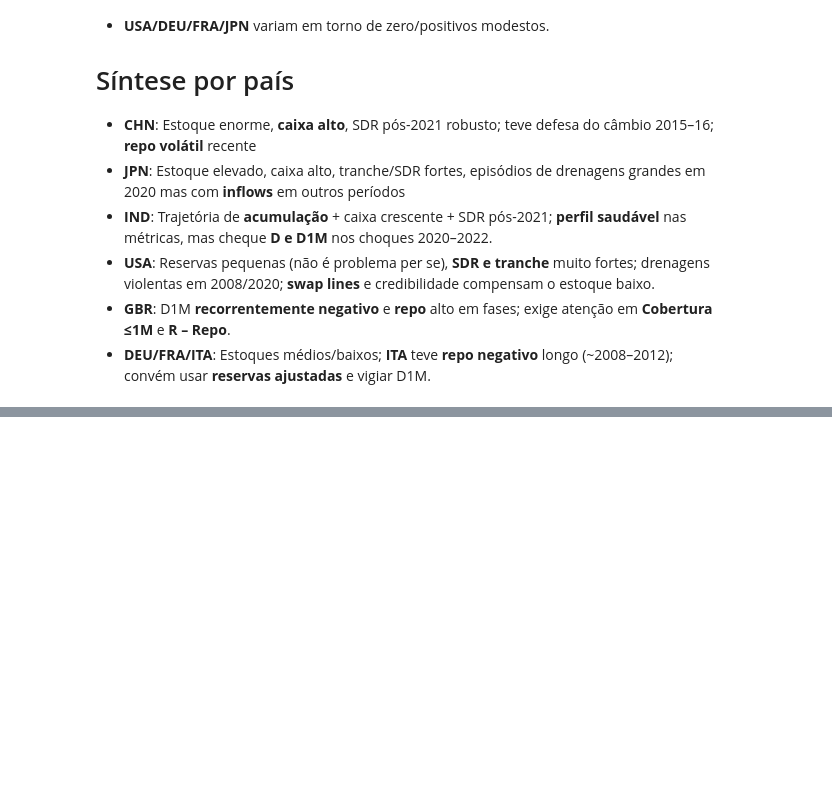
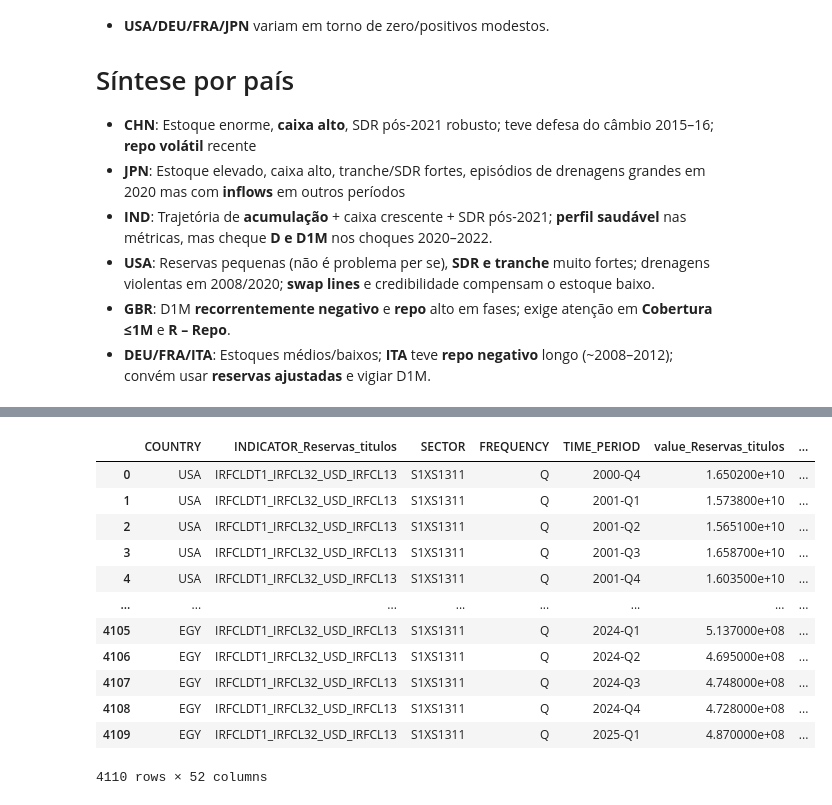
Before and after one commit to caiolamego/TrabalhoSBD2, a Jupyter notebook: base_dados/Resultados/analise_IRFCL.ipynb, the cells around one changed output, grey strips where cells are left out. Cells and saved outputs as stored; diff of their text form; code cells hidden in the pictures; blank space fills up the shorter version.

```diff
--- a/base_dados/Resultados/analise_IRFCL.ipynb
+++ b/base_dados/Resultados/analise_IRFCL.ipynb
@@ -362,0 +384,57 @@ for indicador_sign in indicadores:
+# %%
+USA = irfcl_null[irfcl_null['COUNTRY'] == 'USA']
+USA = USA.drop(columns='index')
+grupos = USA.groupby(['COUNTRY','INDICATOR'])
+
+lista_dfs = []
+merge_final = pd.DataFrame()
+
+for i,valor in enumerate(grupos):
+    chave, df = valor
+    nome = indicadores_nome.get(chave[1])
+    df = df.rename(columns={'value': (f'value_{nome}'),'INDICATOR':(f"INDICATOR_{nome}")})
+
+    if i == 0:
+        merge_final = df.copy()
+    else:
+        merge_final = pd.merge(merge_final, df, on=['COUNTRY', 'TIME_PERIOD','SECTOR','FREQUENCY'], how='outer')
+
+lista_dfs.append(merge_final)
+# %%
+lista_dfs = []
+merge_final = pd.DataFrame()
+
+for pais in irfcl_null.COUNTRY.unique():
+    df_filtrado = irfcl_null[irfcl_null['COUNTRY'] == pais]
+    df_filtrado = df_filtrado.drop(columns='index')
+    grupos = df_filtrado.groupby(['COUNTRY','INDICATOR'])
+
+    for i,valor in enumerate(grupos):
+        chave, df = valor
+        nome = indicadores_nome.get(chave[1])
+        df = df.rename(columns={'value': (f'value_{nome}'),'INDICATOR':(f"INDICATOR_{nome}")})
+
+        if i == 0:
+            merge_final = df.copy()
+        else:
+            merge_final = pd.merge(merge_final, df, on=['COUNTRY', 'TIME_PERIOD','SECTOR','FREQUENCY'], how='outer')
+
+    lista_dfs.append(merge_final)
+
+df_final = pd.concat(lista_dfs, ignore_index=True)
+# %%
+display(df_final)
+# %% [output]
+|  | COUNTRY | INDICATOR_Reservas_titulos | SECTOR | FREQUENCY | TIME_PERIOD | value_Reservas_titulos | ... |
+| 0 | USA | IRFCLDT1_IRFCL32_USD_IRFCL13 | S1XS1311 | Q | 2000-Q4 | 1.650200e+10 | ... |
+| 1 | USA | IRFCLDT1_IRFCL32_USD_IRFCL13 | S1XS1311 | Q | 2001-Q1 | 1.573800e+10 | ... |
+| 2 | USA | IRFCLDT1_IRFCL32_USD_IRFCL13 | S1XS1311 | Q | 2001-Q2 | 1.565100e+10 | ... |
+| 3 | USA | IRFCLDT1_IRFCL32_USD_IRFCL13 | S1XS1311 | Q | 2001-Q3 | 1.658700e+10 | ... |
+| 4 | USA | IRFCLDT1_IRFCL32_USD_IRFCL13 | S1XS1311 | Q | 2001-Q4 | 1.603500e+10 | ... |
+| ... | ... | ... | ... | ... | ... | ... | ... |
+| 4105 | EGY | IRFCLDT1_IRFCL32_USD_IRFCL13 | S1XS1311 | Q | 2024-Q1 | 5.137000e+08 | ... |
+| 4106 | EGY | IRFCLDT1_IRFCL32_USD_IRFCL13 | S1XS1311 | Q | 2024-Q2 | 4.695000e+08 | ... |
+| 4107 | EGY | IRFCLDT1_IRFCL32_USD_IRFCL13 | S1XS1311 | Q | 2024-Q3 | 4.748000e+08 | ... |
+| 4108 | EGY | IRFCLDT1_IRFCL32_USD_IRFCL13 | S1XS1311 | Q | 2024-Q4 | 4.728000e+08 | ... |
+| 4109 | EGY | IRFCLDT1_IRFCL32_USD_IRFCL13 | S1XS1311 | Q | 2025-Q1 | 4.870000e+08 | ... |
+4110 rows × 52 columns
```
Also changed, not shown: parts of 6 cells of this notebook, 5 other files.
